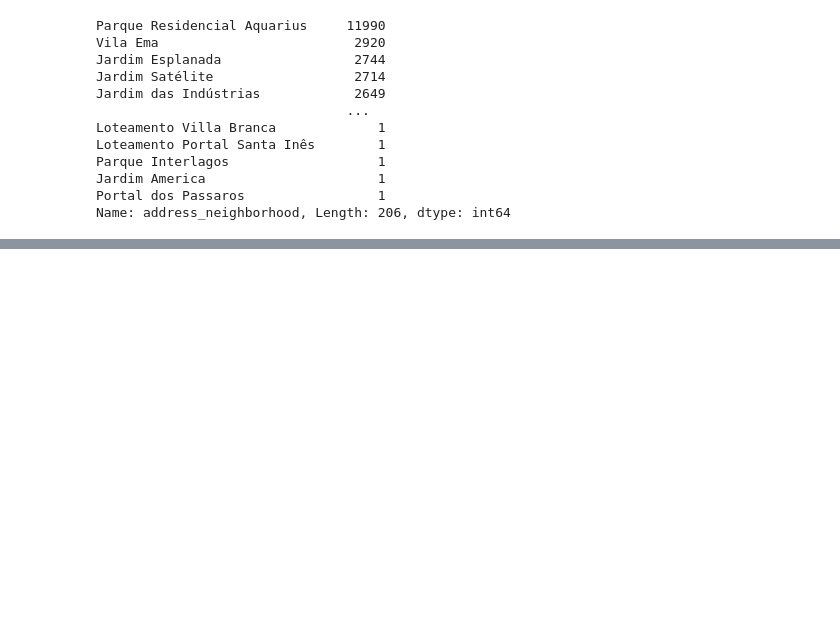
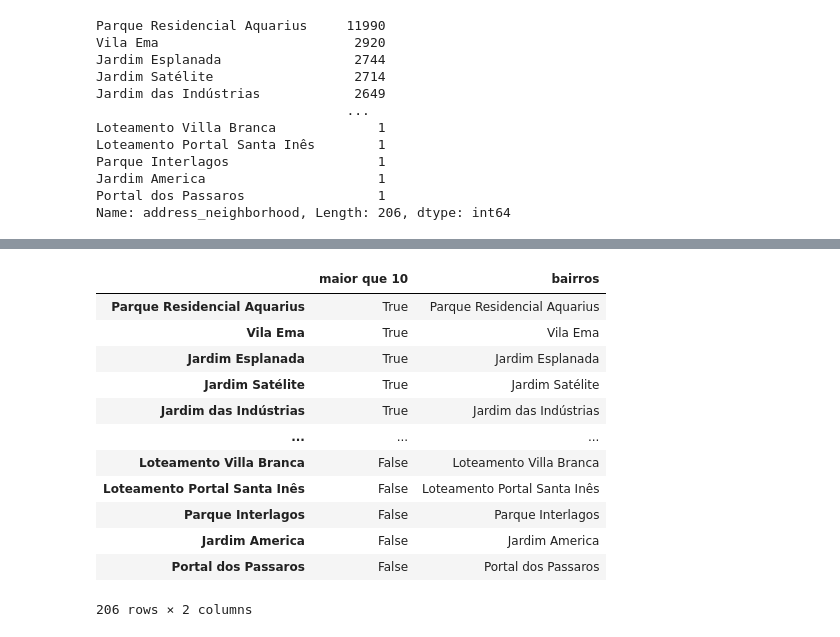
Before and after one commit to fabiollg/PI-4_Predicao_Valores_Imoveis_SJC, a Jupyter notebook: PI_4_Predicao_Valores_Imoveis_SJC.ipynb, the cells around one changed output, grey strips where cells are left out. Saved outputs shown, nothing was run; the diff lists cells and outputs as text; code cells hidden in the pictures; blank space fills up the shorter version.

```diff
--- a/PI_4_Predicao_Valores_Imoveis_SJC.ipynb
+++ b/PI_4_Predicao_Valores_Imoveis_SJC.ipynb
@@ -191,0 +196,5 @@ Name: address_neighborhood, Length: 206, dtype: int64
+# %%
+filtro_bairros = dados_bed_filt['address_neighborhood'].value_counts() > 10
+filtro_bairros.value_counts()
+#dados_bed_bairros_filt = dados_bed_filt[filtro_bairros]
+#dados_bed_bairros_filt['address_neighborhood'].value_counts()
@@ -191,0 +222,18 @@ Name: address_neighborhood, Length: 206, dtype: int64
+# %%
+dados_bairros_filt = pd.DataFrame({"maior que 10":filtro_bairros})
+dados_bairros_filt['bairros'] = dados_bairros_filt.index
+dados_bairros_filt
+# %% [output]
+|  | maior que 10 | bairros |
+| Parque Residencial Aquarius | True | Parque Residencial Aquarius |
+| Vila Ema | True | Vila Ema |
+| Jardim Esplanada | True | Jardim Esplanada |
+| Jardim Satélite | True | Jardim Satélite |
+| Jardim das Indústrias | True | Jardim das Indústrias |
+| ... | ... | ... |
+| Loteamento Villa Branca | False | Loteamento Villa Branca |
+| Loteamento Portal Santa Inês | False | Loteamento Portal Santa Inês |
+| Parque Interlagos | False | Parque Interlagos |
+| Jardim America | False | Jardim America |
+| Portal dos Passaros | False | Portal dos Passaros |
+206 rows × 2 columns
```
Also changed, not shown: parts of 6 cells of this notebook.
